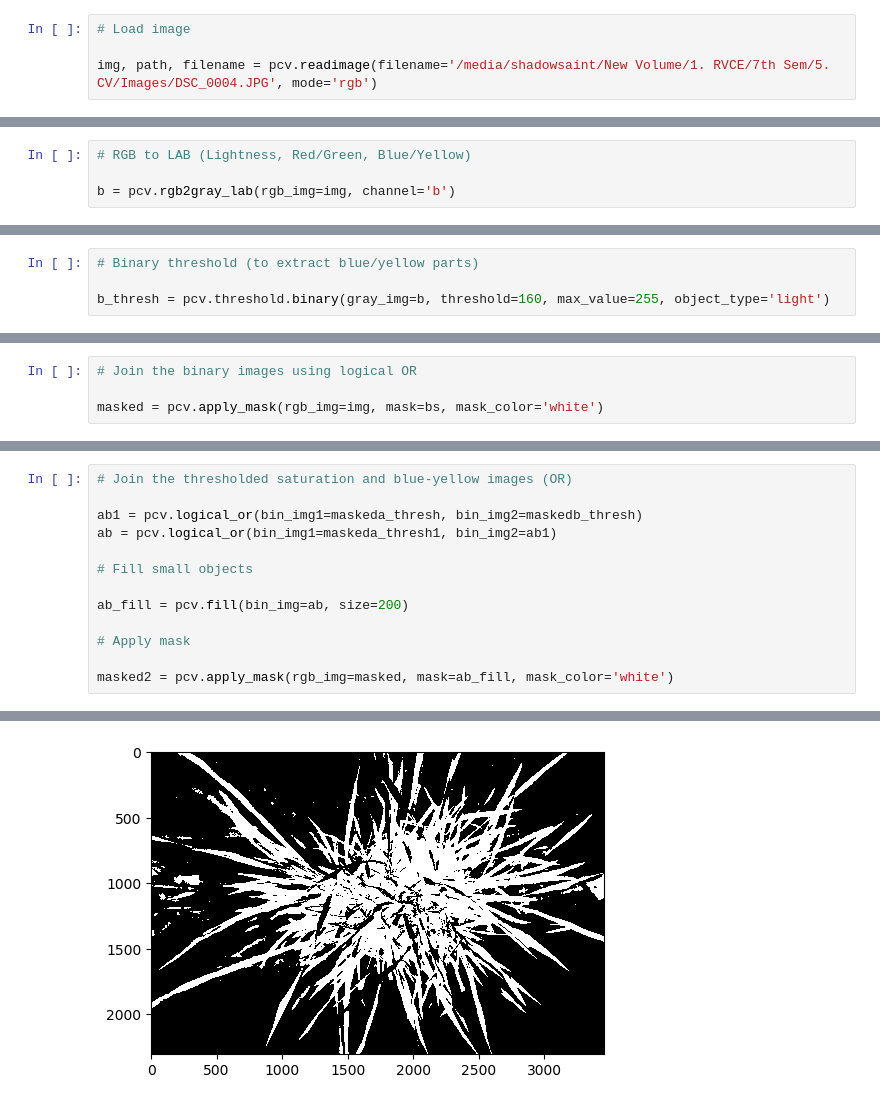
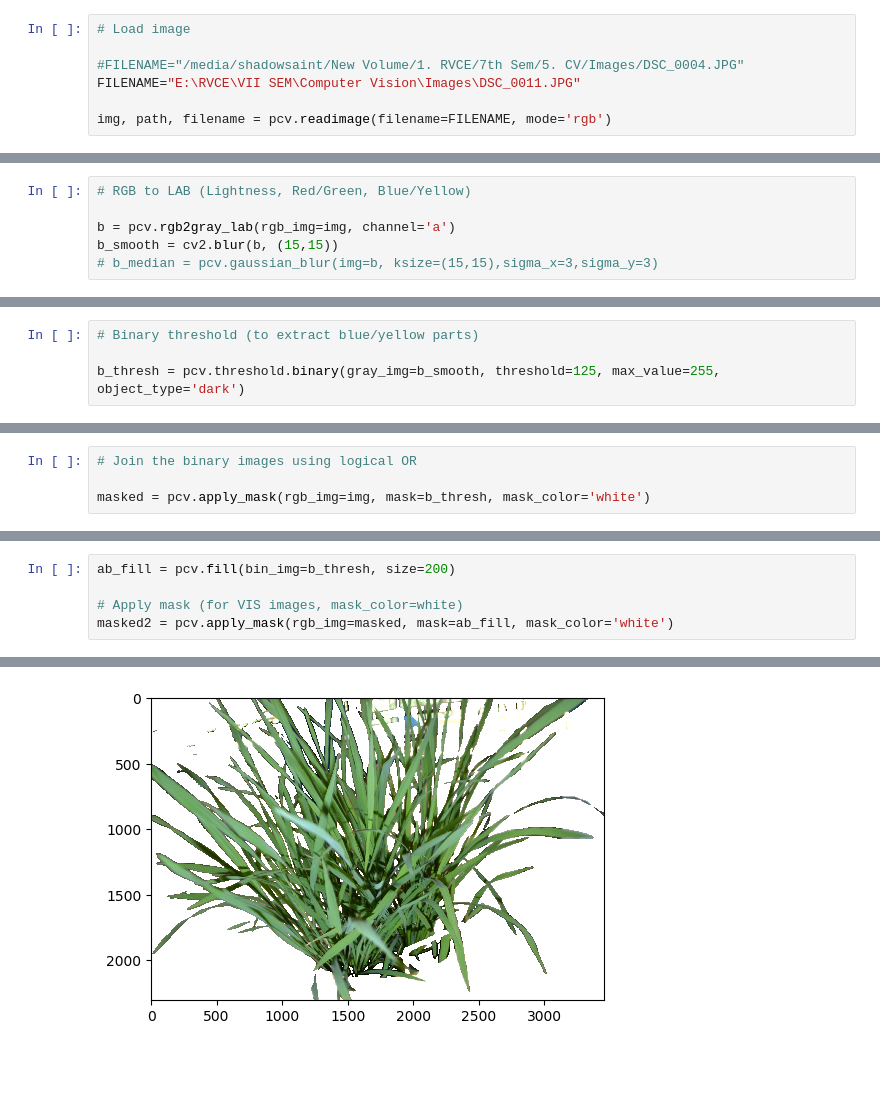
Before and after one commit to KeerthanBhat/Segmentation-of-plants, a Jupyter notebook: code.ipynb, the cells around one changed output, grey strips where cells are left out. Cells and saved outputs as stored; diff of their text form; blank space fills up the shorter version.

```diff
--- a/code.ipynb
+++ b/code.ipynb
@@ -10,5 +11,8 @@ pcv.params.debug = "plot"
 # %%
 # Load image
 
-img, path, filename = pcv.readimage(filename='/media/shadowsaint/New Volume/1. RVCE/7th Sem/5. CV/Images/DSC_0004.JPG', mode='rgb')
+#FILENAME="/media/shadowsaint/New Volume/1. RVCE/7th Sem/5. CV/Images/DSC_0004.JPG"
+FILENAME="E:\RVCE\VII SEM\Computer Vision\Images\DSC_0011.JPG"
+
+img, path, filename = pcv.readimage(filename=FILENAME, mode='rgb')
 # %% [output]
@@ -34,5 +32,7 @@ s_mblur = pcv.median_blur(gray_img=s_thresh, ksize=5)
 # %%
 # RGB to LAB (Lightness, Red/Green, Blue/Yellow)
 
-b = pcv.rgb2gray_lab(rgb_img=img, channel='b')
+b = pcv.rgb2gray_lab(rgb_img=img, channel='a')
+b_smooth = cv2.blur(b, (15,15))
+# b_median = pcv.gaussian_blur(img=b, ksize=(15,15),sigma_x=3,sigma_y=3)
 # %% [output]
@@ -40,5 +40,5 @@ b = pcv.rgb2gray_lab(rgb_img=img, channel='b')
 # %%
 # Binary threshold (to extract blue/yellow parts)
 
-b_thresh = pcv.threshold.binary(gray_img=b, threshold=160, max_value=255, object_type='light')
+b_thresh = pcv.threshold.binary(gray_img=b_smooth, threshold=125, max_value=255, object_type='dark')
 # %% [output]
@@ -56,5 +46,5 @@ bs = pcv.logical_or(bin_img1=s_mblur, bin_img2=b_cnt)
 # %%
 # Join the binary images using logical OR
 
-masked = pcv.apply_mask(rgb_img=img, mask=bs, mask_color='white')
+masked = pcv.apply_mask(rgb_img=img, mask=b_thresh, mask_color='white')
 # %% [output]
@@ -80,14 +52,6 @@ maskedb_thresh = pcv.threshold.binary(gray_img=masked_b, threshold=128, max_valu
 # %%
-# Join the thresholded saturation and blue-yellow images (OR)
+ab_fill = pcv.fill(bin_img=b_thresh, size=200)
 
-ab1 = pcv.logical_or(bin_img1=maskeda_thresh, bin_img2=maskedb_thresh)
-ab = pcv.logical_or(bin_img1=maskeda_thresh1, bin_img2=ab1)
-
-# Fill small objects
-
-ab_fill = pcv.fill(bin_img=ab, size=200)
-
-# Apply mask
-
+# Apply mask (for VIS images, mask_color=white)
 masked2 = pcv.apply_mask(rgb_img=masked, mask=ab_fill, mask_color='white')
 # %% [output]
@@ -95 +59 @@ masked2 = pcv.apply_mask(rgb_img=masked, mask=ab_fill, mask_color='white')
-[figure, old version]
+[figure, new version]
```
Also changed, not shown: parts of 22 cells of this notebook.
